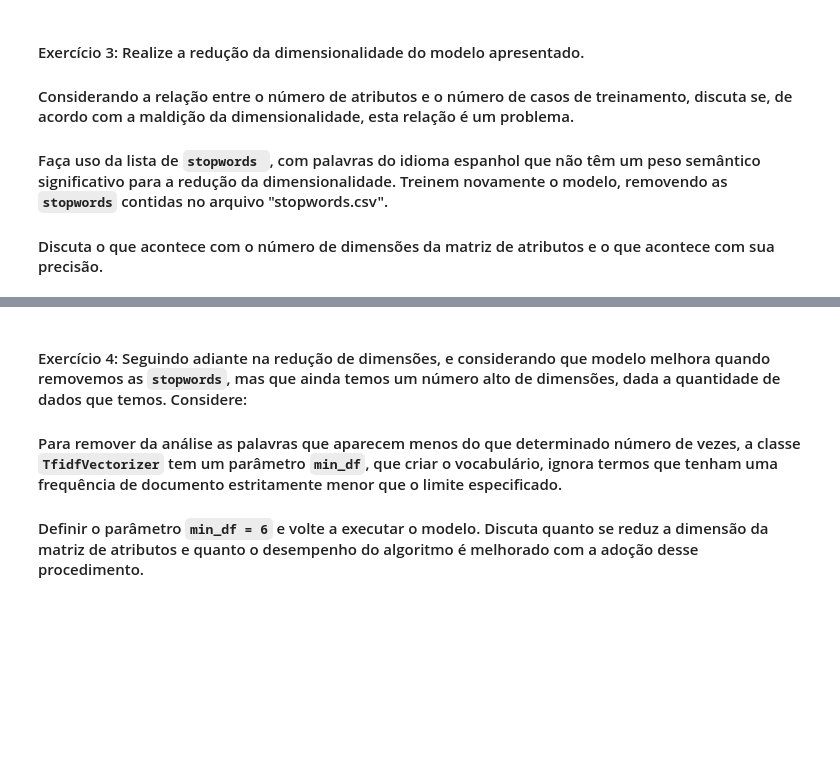
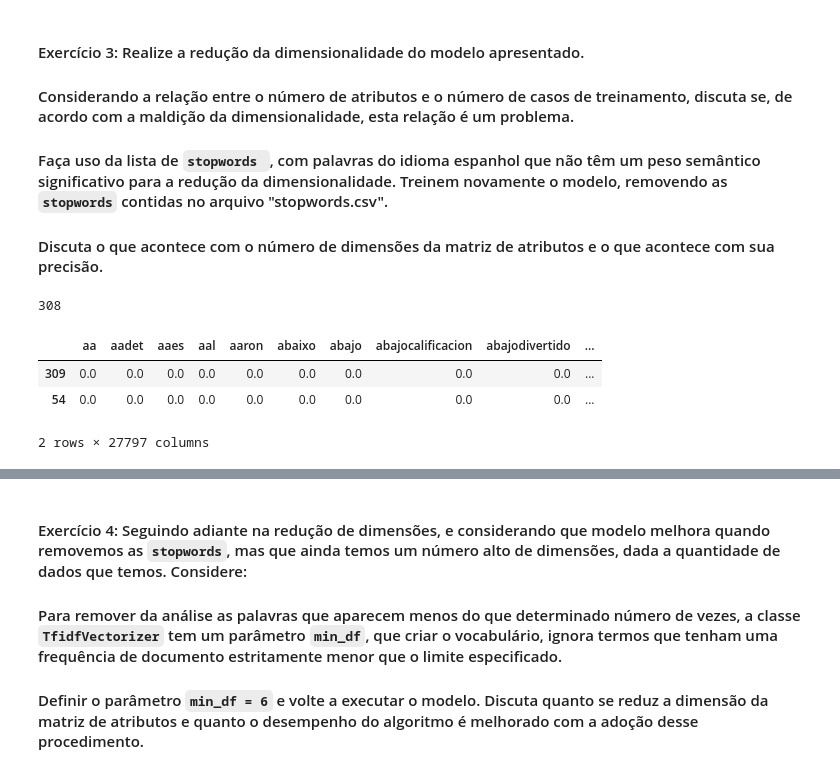
Before and after one commit to Fabiano23/digital_house, a Jupyter notebook: Módulo4/M4A57-DATA COMPRESSION II/M4A57-PRATICA_INDEPENDENTE_DATA COMPRESSION II.ipynb, the cells around one changed output, grey strips where cells are left out. Cells and saved outputs as stored; diff of their text form; code cells hidden in the pictures; blank space fills up the shorter version.

```diff
--- a/Módulo4/M4A57-DATA COMPRESSION II/M4A57-PRATICA_INDEPENDENTE_DATA COMPRESSION II.ipynb
+++ b/Módulo4/M4A57-DATA COMPRESSION II/M4A57-PRATICA_INDEPENDENTE_DATA COMPRESSION II.ipynb
@@ -231,3 +233,11 @@ O modelo não teve uma acurácia (76%) e predições tão ruins quanto era de se
 #### Faça uso da lista de `stopwords `, com palavras do idioma espanhol que não têm um peso semântico significativo para a redução da dimensionalidade. Treinem novamente o modelo, removendo as `stopwords` contidas no arquivo "stopwords.csv".
 
 #### Discuta o que acontece com o número de dimensões da matriz de atributos e o que acontece com sua precisão.
+# %%
+#Stop Words em espanhol
+stop_words= get_stop_words('spanish')
+
+#Total stop words em espanhol
+len(stop_words)
+# %% [output]
+308
@@ -233,0 +250,16 @@ O modelo não teve uma acurácia (76%) e predições tão ruins quanto era de se
+# %%
+#Variáveis/palavras preditoras
+x_tfidf= tfidf.transform(df['corpus'])
+
+#Passando preditoras para dataframe
+X= pd.DataFrame(x_tfidf.toarray(), columns= tfidf.get_feature_names())
+
+#Variável resposta
+#y
+
+X.sample(2)
+# %% [output]
+|  | aa | aadet | aaes | aal | aaron | abaixo | abajo | abajocalificacion | abajodivertido | ... |
+| 309 | 0.0 | 0.0 | 0.0 | 0.0 | 0.0 | 0.0 | 0.0 | 0.0 | 0.0 | ... |
+| 54 | 0.0 | 0.0 | 0.0 | 0.0 | 0.0 | 0.0 | 0.0 | 0.0 | 0.0 | ... |
+2 rows × 27797 columns
```
Also changed, not shown: parts of 15 cells of this notebook.
